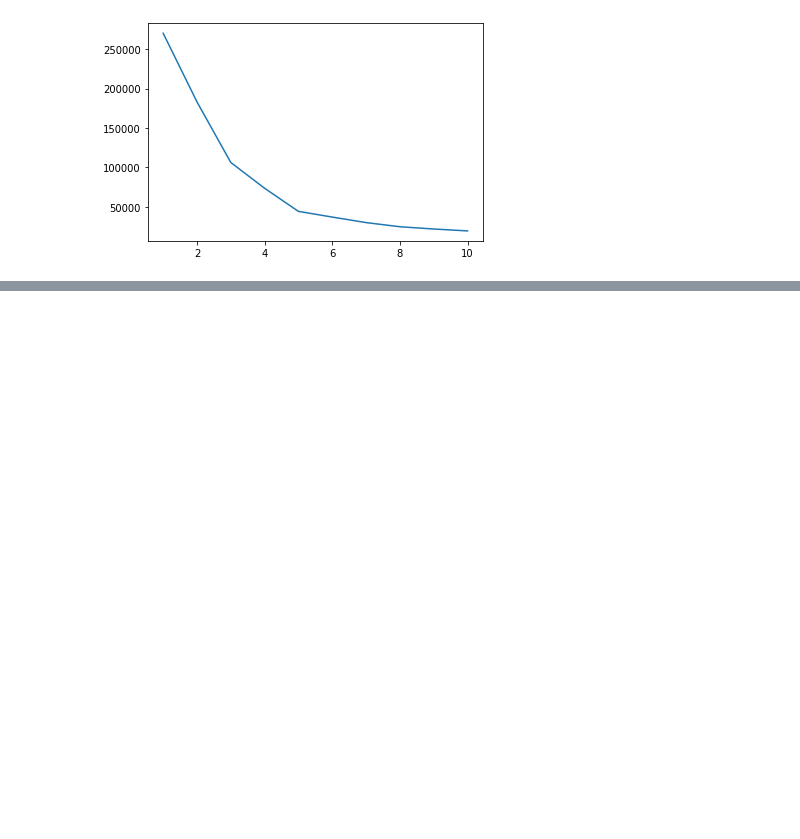
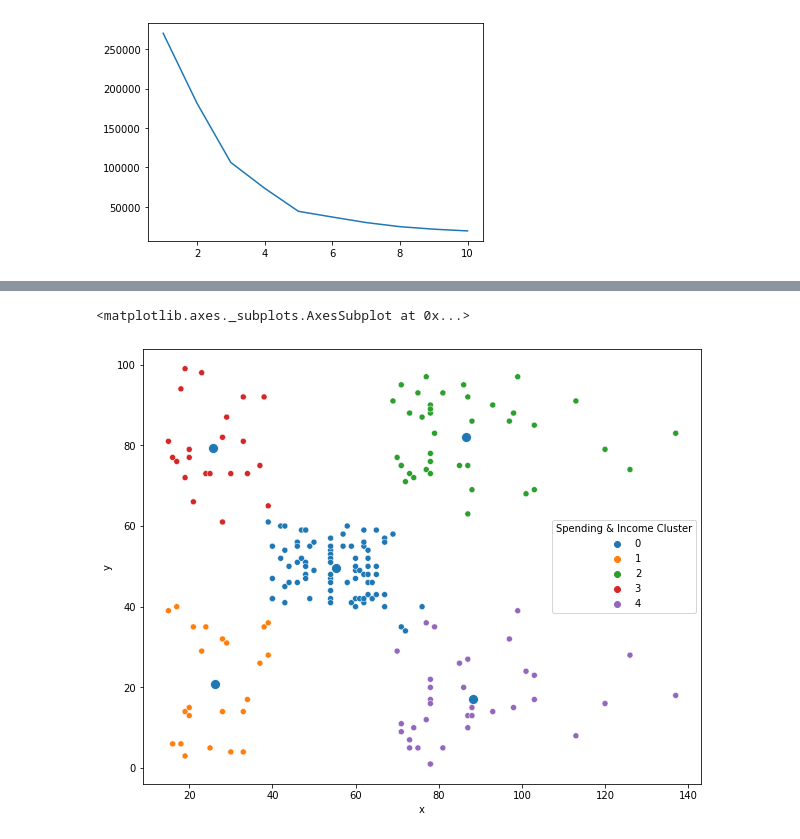
Before and after one commit to bdfd/Portfolio_Project_02-Customer_Segmentation, a Jupyter notebook: Shopping_Customer_Segmentation.ipynb, the cells around one changed output, grey strips where cells are left out. Drawn from its saved outputs; the diff is of its cells as text; code cells hidden in the pictures; blank space fills up the shorter version.

```diff
--- a/Shopping_Customer_Segmentation.ipynb
+++ b/Shopping_Customer_Segmentation.ipynb
@@ -255,3 +255,7 @@ plt.plot(range(1,11),inertia_scores2)
 # %% [output]
 [<matplotlib.lines.Line2D at 0x...>]
 [figure]
+# %%
+centers = pd.DataFrame(clustering2.cluster_centers_)
+centers.columns = ['x','y']
+centers
@@ -257,0 +269,7 @@ plt.plot(range(1,11),inertia_scores2)
+# %%
+plt.figure(figsize=(10,8))
+sns.scatterplot(data=centers, x='x', y='y', s=100)
+sns.scatterplot(data=df3, x='Annual Income (k$)',y='Spending Score (1-100)',hue='Spending & Income Cluster',palette='tab10')
+# %% [output]
+<matplotlib.axes._subplots.AxesSubplot at 0x...>
+[figure, added]
```
Also changed, not shown: parts of 8 cells of this notebook.
